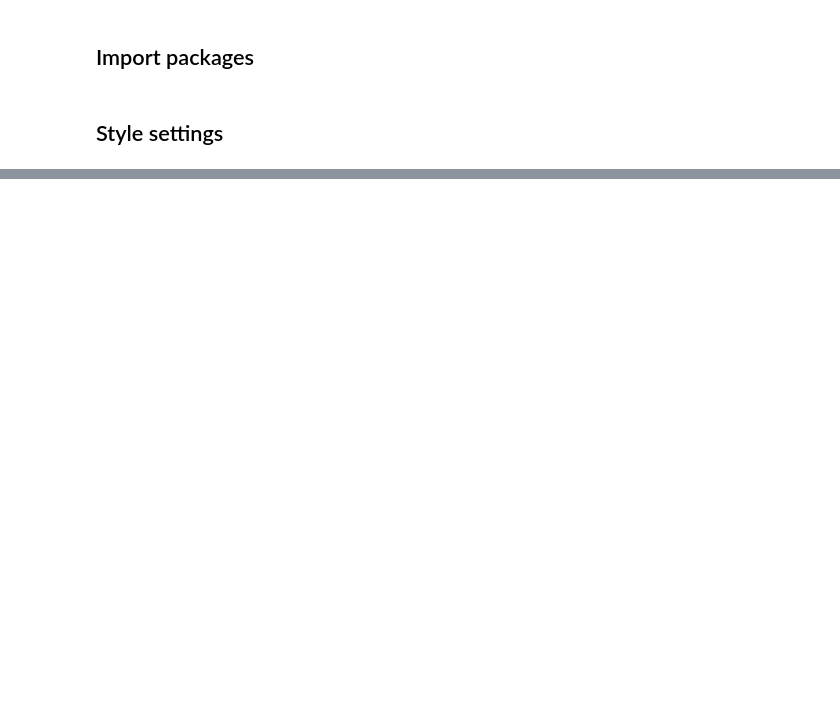
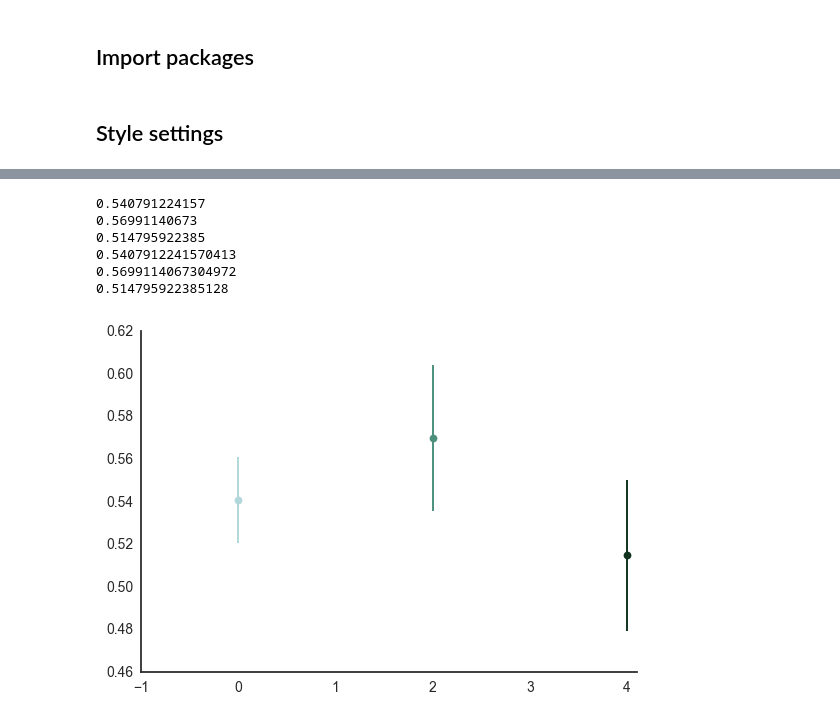
Before and after one commit to galbiati/mnk-figures, a Jupyter notebook: cosyne2017/Figures.ipynb, the cells around one changed output, grey strips where cells are left out. Drawn from its saved outputs; the diff is of its cells as text; code cells hidden in the pictures; blank space fills up the shorter version.

```diff
--- a/cosyne2017/Figures.ipynb
+++ b/cosyne2017/Figures.ipynb
@@ -41,0 +118,24 @@ dirs = {
+# %%
+fig, axes = plt.subplots(1, 1)
+
+for i in [0, 2, 4]:
+    dd = d.loc[d.Session==i, 'afc score']
+    mvs = stats.bayes_mvs(dd.values)
+    print(mvs[0][0])
+    axes.plot(i, mvs[0][0], marker='o', markerfacecolor=p[i])
+    axes.errorbar(i, y=mvs[0][0], yerr=mvs[0][0]-mvs[0][1][0], color=p[i])
+
+plt.setp(axes, xlim=[-1, 4.1])
+sns.despine()
+
+print(d.loc[d.Session==0, 'afc score'].mean())
+print(d.loc[d.Session==2, 'afc score'].mean())
+print(d.loc[d.Session==4, 'afc score'].mean())
+# %% [output]
+0.540791224157
+0.56991140673
+0.514795922385
+0.5407912241570413
+0.5699114067304972
+0.514795922385128
+[figure, added]
```
Also changed, not shown: parts of 24 cells of this notebook.
